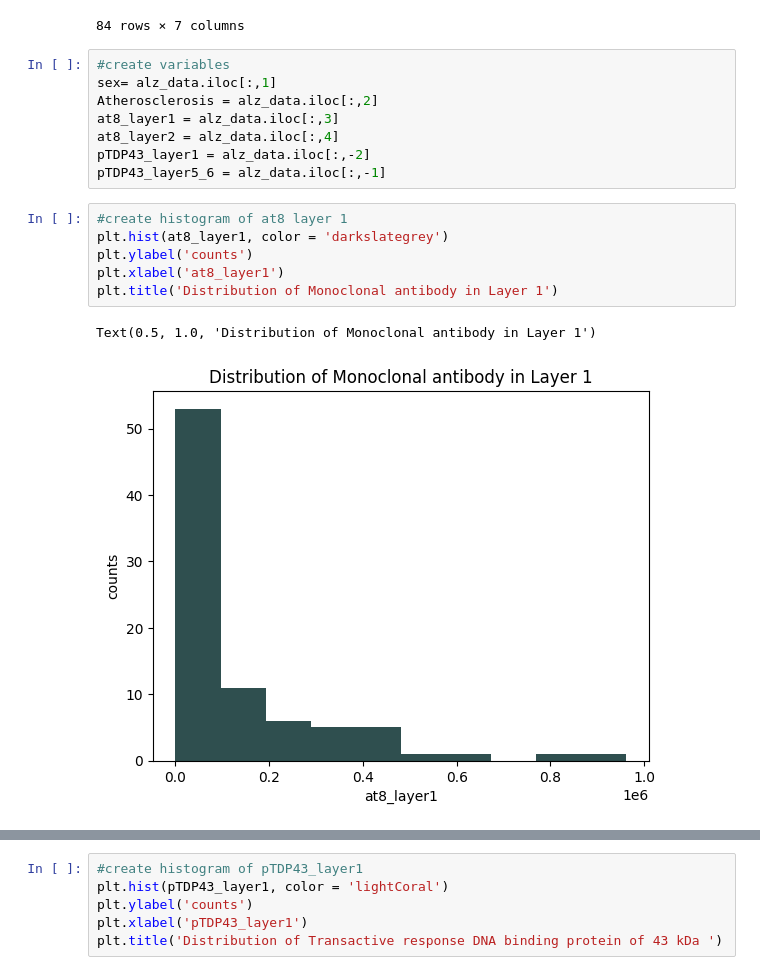
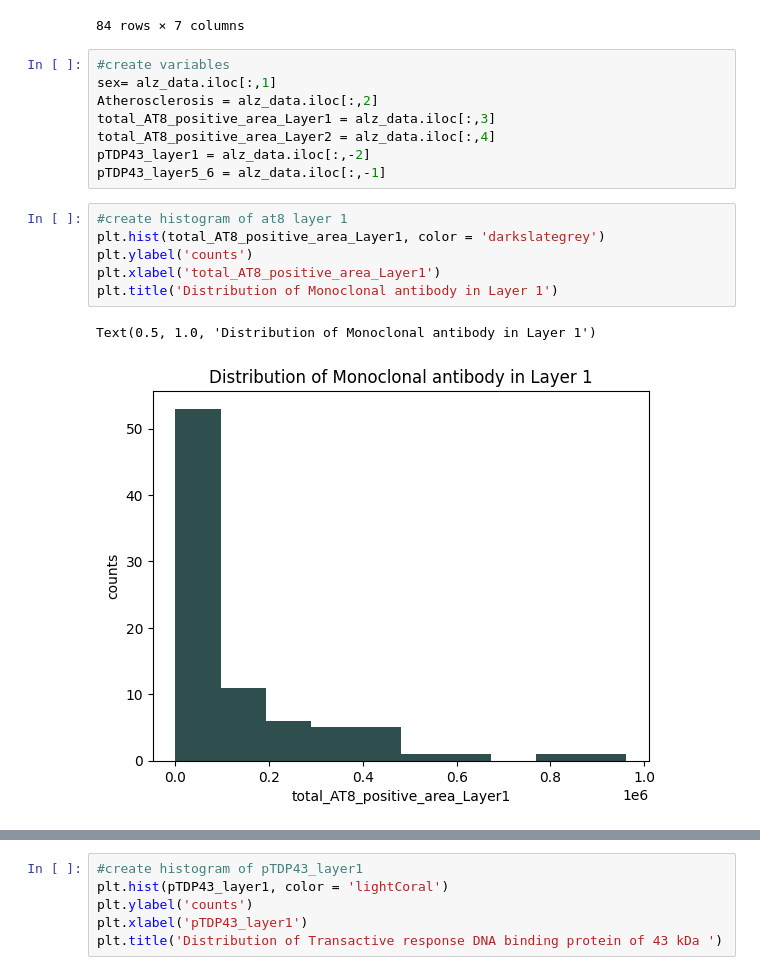
Before and after one commit to nellyfadil/Neuro-265, a Jupyter notebook: FinalPosterPres.ipynb, the cells around one changed output, grey strips where cells are left out. Drawn from its saved outputs; the diff is of its cells as text.

```diff
--- a/FinalPosterPres.ipynb
+++ b/FinalPosterPres.ipynb
@@ -30,18 +30,18 @@ alz_data
 #create variables
 sex= alz_data.iloc[:,1]
 Atherosclerosis = alz_data.iloc[:,2]
-at8_layer1 = alz_data.iloc[:,3]
-at8_layer2 = alz_data.iloc[:,4]
+total_AT8_positive_area_Layer1 = alz_data.iloc[:,3]
+total_AT8_positive_area_Layer2 = alz_data.iloc[:,4]
 pTDP43_layer1 = alz_data.iloc[:,-2]
 pTDP43_layer5_6 = alz_data.iloc[:,-1]
 # %%
 #create histogram of at8 layer 1
-plt.hist(at8_layer1, color = 'darkslategrey')
+plt.hist(total_AT8_positive_area_Layer1, color = 'darkslategrey')
 plt.ylabel('counts')
-plt.xlabel('at8_layer1')
+plt.xlabel('total_AT8_positive_area_Layer1')
 plt.title('Distribution of Monoclonal antibody in Layer 1')
 # %% [output]
 Text(0.5, 1.0, 'Distribution of Monoclonal antibody in Layer 1')
-[figure, old version]
+[figure, new version]
 # %%
 #create histograms of at8 layer2
```
Also changed, not shown: parts of 5 cells of this notebook.
